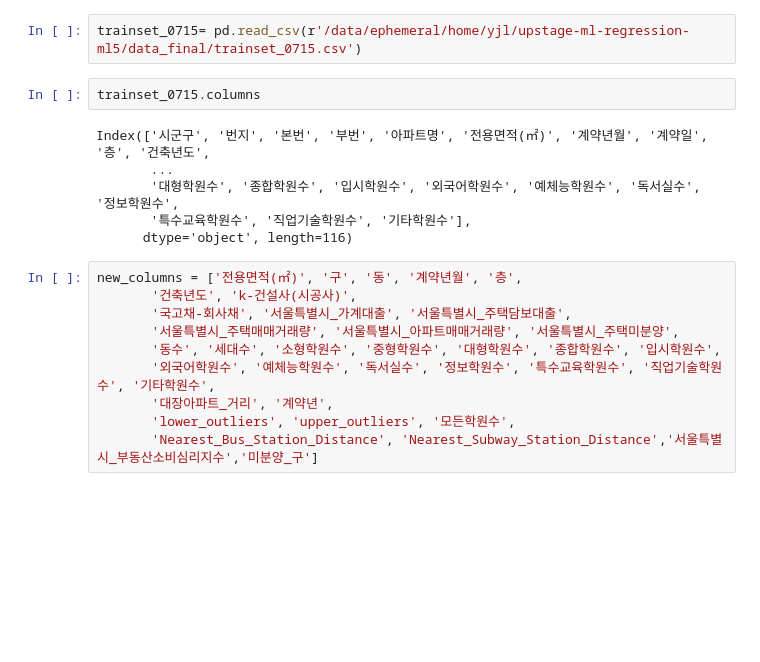
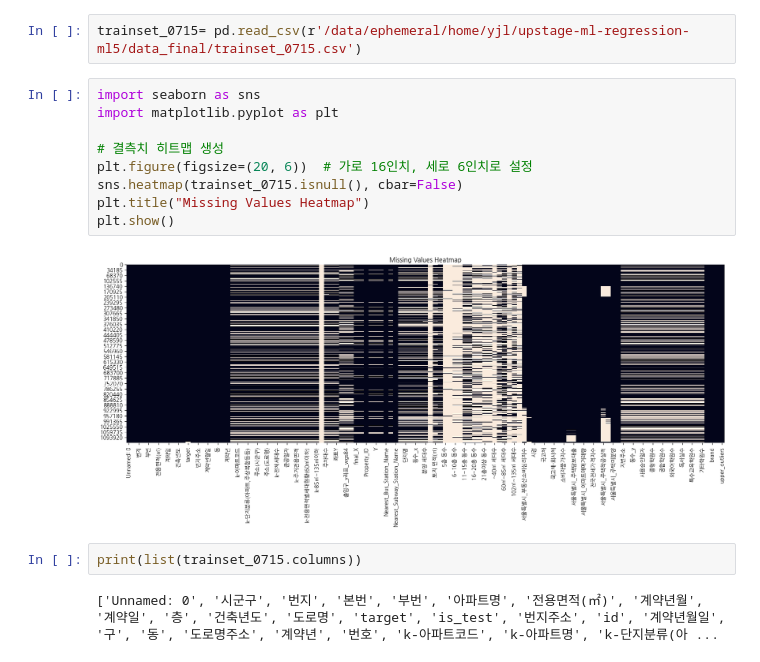
Before and after one commit to UpstageAILab3/upstage-ml-regression-ml5-pub, a Jupyter notebook: notebook/randomforest.ipynb, the cells around one changed output. Drawn from its saved outputs; the diff is of its cells as text; blank space fills up the shorter version.

```diff
--- a/notebook/randomforest.ipynb
+++ b/notebook/randomforest.ipynb
@@ -28,21 +28,18 @@ from sklearn import metrics
 #from eli5.sklearn import PermutationImportance
 # %%
 trainset_0715= pd.read_csv(r'/data/ephemeral/home/yjl/upstage-ml-regression-ml5/data_final/trainset_0715.csv')
-# %%
-trainset_0715.columns
-# %% [output]
-Index(['시군구', '번지', '본번', '부번', '아파트명', '전용면적(㎡)', '계약년월', '계약일', '층', '건축년도',
-       ...
-       '대형학원수', '종합학원수', '입시학원수', '외국어학원수', '예체능학원수', '독서실수', '정보학원수',
-       '특수교육학원수', '직업기술학원수', '기타학원수'],
-      dtype='object', length=116)
-# %%
-new_columns = ['전용면적(㎡)', '구', '동', '계약년월', '층',
-       '건축년도', 'k-건설사(시공사)',
-       '국고채-회사채', '서울특별시_가계대출', '서울특별시_주택담보대출',
-       '서울특별시_주택매매거래량', '서울특별시_아파트매매거래량', '서울특별시_주택미분양',
-       '동수', '세대수', '소형학원수', '중형학원수', '대형학원수', '종합학원수', '입시학원수',
-       '외국어학원수', '예체능학원수', '독서실수', '정보학원수', '특수교육학원수', '직업기술학원수', '기타학원수',
-       '대장아파트_거리', '계약년',
-       'lower_outliers', 'upper_outliers', '모든학원수',
-       'Nearest_Bus_Station_Distance', 'Nearest_Subway_Station_Distance','서울특별시_부동산소비심리지수','미분양_구']
+# %%
+import seaborn as sns
+import matplotlib.pyplot as plt
+
+# 결측치 히트맵 생성
+plt.figure(figsize=(20, 6))  # 가로 16인치, 세로 6인치로 설정
+sns.heatmap(trainset_0715.isnull(), cbar=False)
+plt.title("Missing Values Heatmap")
+plt.show()
+# %% [output]
+[figure, added]
+# %%
+print(list(trainset_0715.columns))
+# %% [output]
+['Unnamed: 0', '시군구', '번지', '본번', '부번', '아파트명', '전용면적(㎡)', '계약년월', '계약일', '층', '건축년도', '도로명', 'target', 'is_test', '번지주소', 'id', '계약년월일', '구', '동', '도로명주소', '계약년', '번호', 'k-아파트코드', 'k-아파트명', 'k-단지분류(아 ...
```
Also changed, not shown: parts of 26 cells of this notebook.
